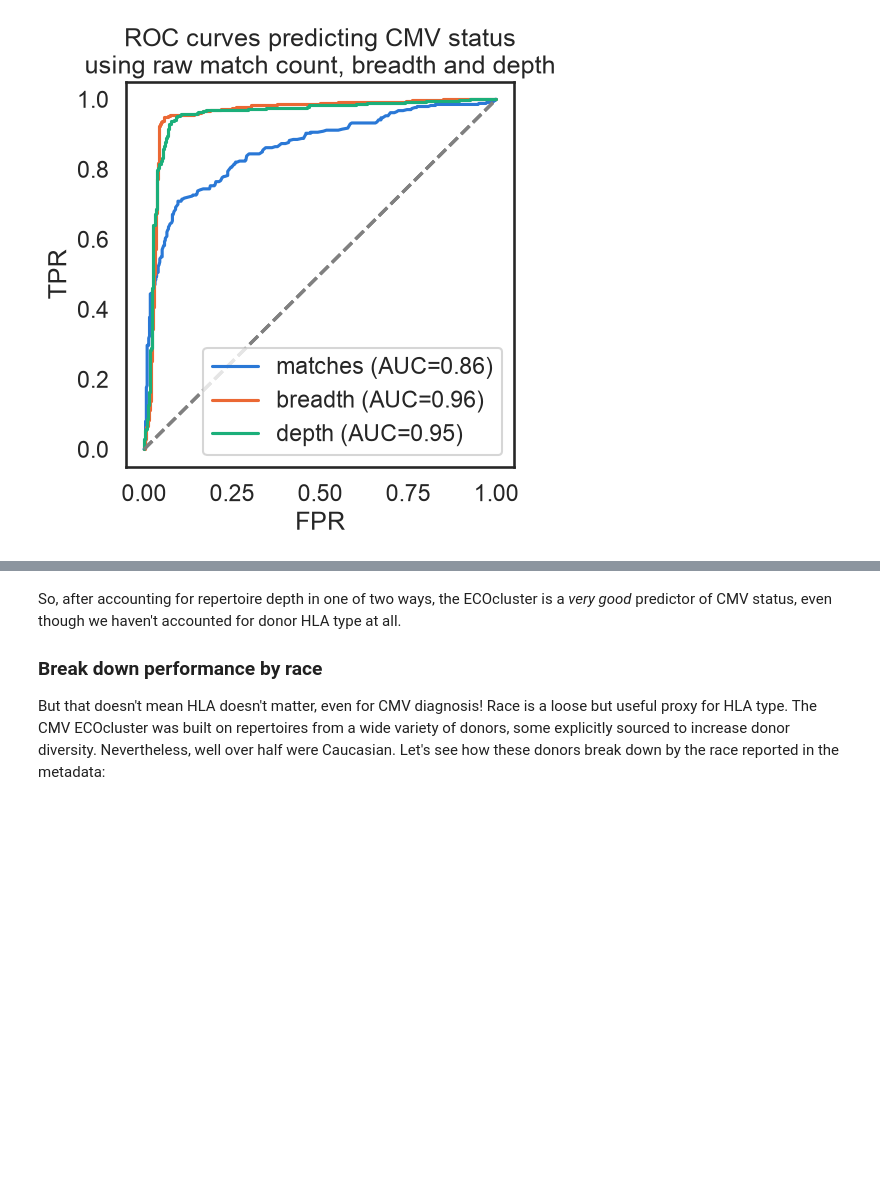
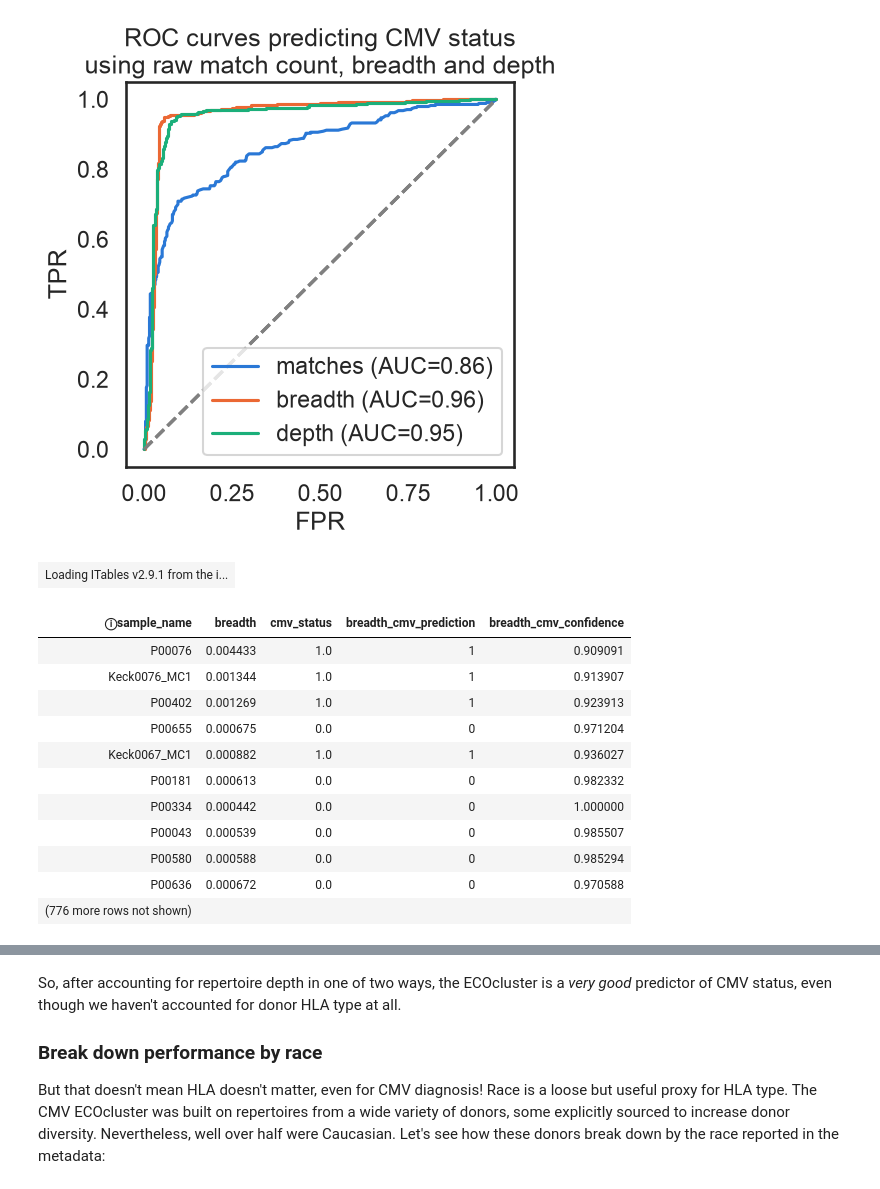
Before and after one commit to dhmay/CMVividly, a Jupyter notebook: notebooks/05_predict_cmv_hla_emerson.ipynb, the cells around one changed output, grey strips where cells are left out. Cells and saved outputs as stored; diff of their text form; code cells hidden in the pictures; blank space fills up the shorter version.

```diff
--- a/notebooks/05_predict_cmv_hla_emerson.ipynb
+++ b/notebooks/05_predict_cmv_hla_emerson.ipynb
@@ -160,3 +160,30 @@ ax.set_title("ROC curves predicting CMV status\nusing raw match count, breadth a
 # %% [output]
 Text(0.5, 1.0, 'ROC curves predicting CMV status\nusing raw match count, breadth and depth')
 [figure]
+# %%
+from cmvividly.dx.cmv_dx import BreadthCmvClassifier
+
+breadth_cmv_classifier = BreadthCmvClassifier()
+
+pdf_exactmatch_rowcounts_withmeta["breadth_cmv_prediction"], \
+    pdf_exactmatch_rowcounts_withmeta["breadth_cmv_confidence"] = zip(
+        *pdf_exactmatch_rowcounts_withmeta["breadth"].apply(breadth_cmv_classifier.classify_breadth)
+    )
+
+pdf_exactmatch_rowcounts_withmeta[
+    ["sample_name", "breadth", "cmv_status", "breadth_cmv_prediction", "breadth_cmv_confidence"]
+]
+# %% [output]
+| Loading ITables v2.9.1 from the i... |
+| ⓘsample_name | breadth | cmv_status | breadth_cmv_prediction | breadth_cmv_confidence |
+| P00076 | 0.004433 | 1.0 | 1 | 0.909091 |
+| Keck0076_MC1 | 0.001344 | 1.0 | 1 | 0.913907 |
+| P00402 | 0.001269 | 1.0 | 1 | 0.923913 |
+| P00655 | 0.000675 | 0.0 | 0 | 0.971204 |
+| Keck0067_MC1 | 0.000882 | 1.0 | 1 | 0.936027 |
+| P00181 | 0.000613 | 0.0 | 0 | 0.982332 |
+| P00334 | 0.000442 | 0.0 | 0 | 1.000000 |
+| P00043 | 0.000539 | 0.0 | 0 | 0.985507 |
+| P00580 | 0.000588 | 0.0 | 0 | 0.985294 |
+| P00636 | 0.000672 | 0.0 | 0 | 0.970588 |
+| (776 more rows not shown) |  |  |  |  |
```
Also changed, not shown: parts of 2 cells of this notebook, 1 other file.
